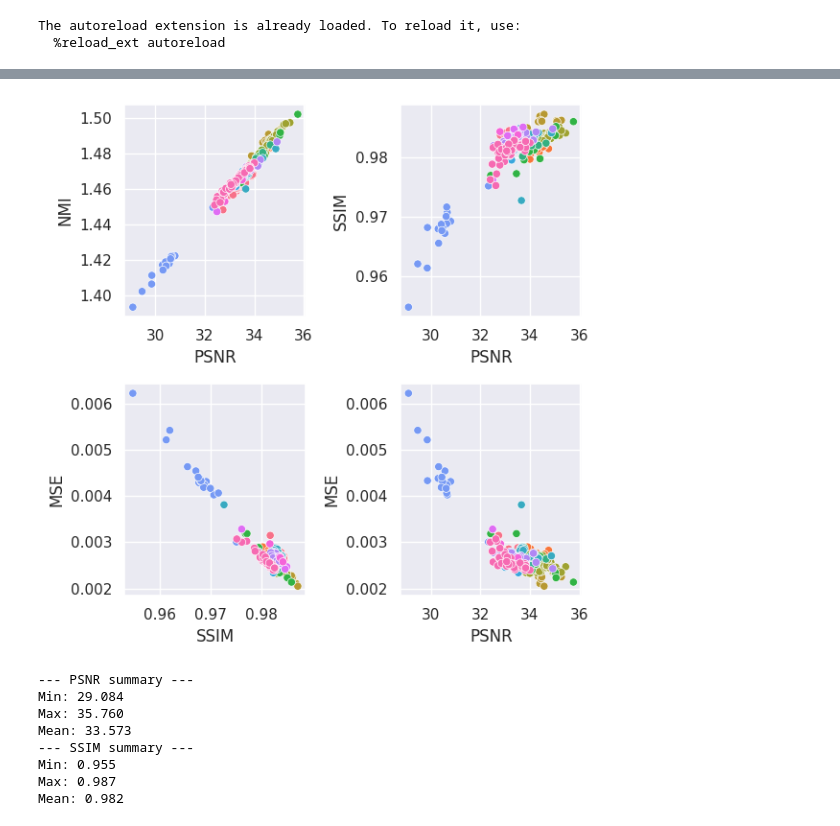
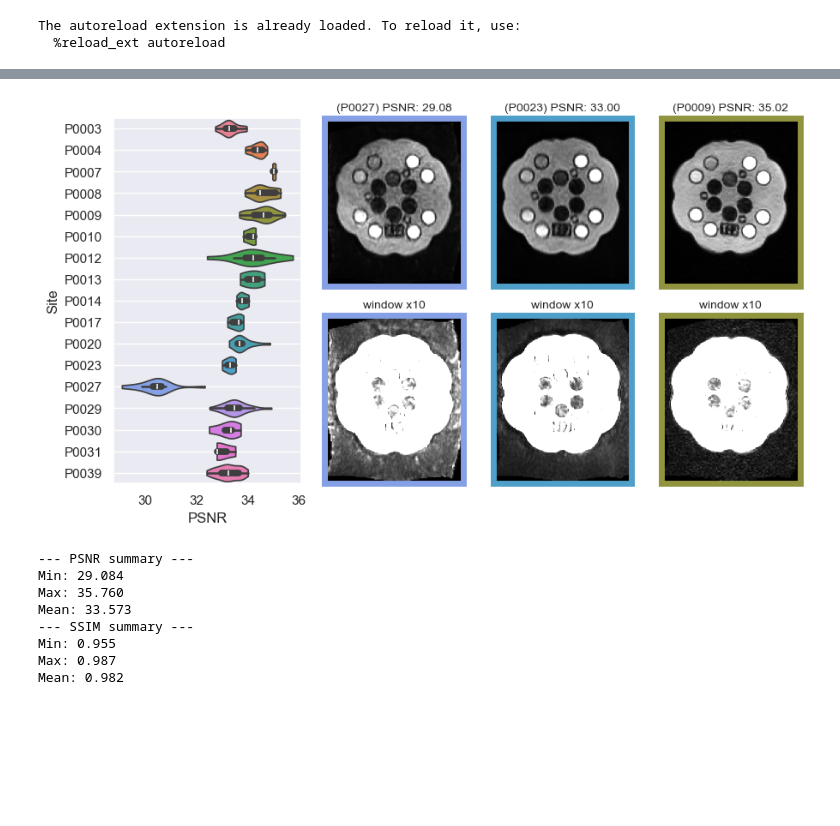
Before and after one commit to UNITY-Physics/unity_qa_paper, a Jupyter notebook: notebooks/PSNR.ipynb, the cells around one changed output, grey strips where cells are left out. Saved outputs shown, nothing was run; the diff lists cells and outputs as text; code cells hidden in the pictures; blank space fills up the shorter version.

```diff
--- a/notebooks/PSNR.ipynb
+++ b/notebooks/PSNR.ipynb
@@ -37,4 +87,5 @@ from stats_help import show_bootstrap, check_model, bootstrap_formula
 # %%
 projdir = '/home/em2876lj/Projects/QA/QA_paper/project'
-subses = pd.read_csv(os.path.join(projdir, 'code', 'slurm', 'all_sessions.txt'), delimiter=' ', names=['Subject', 'Session'])
+projdir = '/Users/emil/Projects/QA/CaliberPaper/lunarc/QA_paper/project'
+# subses = pd.read_csv(os.path.join(projdir, 'code', 'slurm', 'all_sessions.txt'), delimiter=' ', names=['Subject', 'Session'])
 layout = bids.BIDSLayout(root=projdir+'/rawdata', derivatives=projdir+'/derivatives')
@@ -53,8 +91,0 @@ sns.pairplot(df_sub)
-# %%
-fig, axes = plt.subplots(4,1,figsize=(14,10))
-keys = ['PSNR', 'MSE', 'NMI', 'SSIM']
-for i in range(4):
-    ax = axes[np.unravel_index(i, axes.shape)]
-    sns.violinplot(data=df, x='Subject', y=keys[i], hue='Subject',  alpha=1, cut=0, ax=ax)
-
-plt.tight_layout()
@@ -63,8 +91,0 @@ plt.tight_layout()
-# %%
-fig, axes = plt.subplots(4,1,figsize=(14,10))
-keys = ['PSNR', 'MSE', 'NMI', 'SSIM']
-for i in range(4):
-    ax = axes[np.unravel_index(i, axes.shape)]
-    sns.violinplot(data=df, x='SoftwareVersions', y=keys[i], hue='SoftwareVersions',  alpha=1, cut=0, ax=ax)
-
-plt.tight_layout()
@@ -73,12 +92,55 @@ plt.tight_layout()
-# %%
-fig, axes = plt.subplots(2,2,figsize=(6,6))
-sns.scatterplot(data=df, x='PSNR', y='NMI', hue='Subject', legend=None, ax=axes[0,0])
-sns.scatterplot(data=df, x='PSNR', y='SSIM', hue='Subject', legend=None, ax=axes[0,1])
-sns.scatterplot(data=df, x='PSNR', y='MSE', hue='Subject', legend=None, ax=axes[1,1])
-sns.scatterplot(data=df, x='SSIM', y='MSE', hue='Subject', legend=None, ax=axes[1,0])
-plt.tight_layout()
-# %% [output]
-[figure, removed]
+# %%
+# Example images with different PSNR
+my_psnr = [28,30,31,33,34,35]
+my_psnr = [28,33,35]
+id_psnr = []
+for psnr in my_psnr:
+    id_psnr.append((df['PSNR']-psnr).abs().idxmin())
+
+sns.set_theme()
+fig = plt.figure(constrained_layout=True, figsize=(9,5))
+widths = [3.5,3,3,3]
+spec = fig.add_gridspec(ncols=4, nrows=2, width_ratios=widths)
+ax = fig.add_subplot(spec[:,0])
+violin = sns.violinplot(data=df, y='Subject', x='PSNR', hue='Subject',  alpha=1, orient='h', cut=0)
+ax.set_ylabel('Site')
+ax.set_xlabel('PSNR')
+ax.grid()
+
+violin_colors = {}
+for i, artist in enumerate(violin.collections):  # Step by 2 to skip the violin bodies
+    facecolor = artist.get_facecolor().tolist()[0]  # Get the RGBA face color
+    x_label = ax.get_yticklabels()[i].get_text()  # Get the corresponding x-label
+    violin_colors[x_label] = facecolor
+
+for i in range(3):
+    row, col = np.unravel_index(i, [2,3])
+    ax = fig.add_subplot(spec[row, col+1])
+    row = df.loc[id_psnr[i]]
+    img = layout.get(scope='raw', extension='.nii.gz', subject=row.Subject, reconstruction='axi', session=row.Session, run=1)[0].get_image().get_fdata()
+    img /= np.mean(img)
+    ax.imshow(np.rot90(img[:,:,14]), cmap='gray', vmax=6)
+
+    ax.set_title(f'({row.Subject}) PSNR: {row.PSNR:.2f}', size=10)
+    ax.set_xticklabels([]); ax.set_yticklabels([]); ax.grid(None)
+    for spine in ax.spines.values():
+        spine.set_edgecolor(violin_colors[row.Subject])  # Set the color of the frame
+        spine.set_linewidth(5)        # Set the width of the frame
+
+    row, col = np.unravel_index(i+3, [2,3])
+    ax = fig.add_subplot(spec[row, col+1])
+    row = df.loc[id_psnr[i]]
+    ax.imshow(np.rot90(img[:,:,14]), cmap='gray', vmax=0.6)
+
+    ax.set_title(f'window x10', size=10)
+    ax.set_xticklabels([]); ax.set_yticklabels([]); ax.grid(None)
+    for spine in ax.spines.values():
+        spine.set_edgecolor(violin_colors[row.Subject])  # Set the color of the frame
+        spine.set_linewidth(5)        # Set the width of the frame
+
+plt.show()
+# %% [output]
+[figure, added]
 # %%
 # Summary of PSNR
 print(f"--- PSNR summary ---")
```
Also changed, not shown: parts of 34 cells of this notebook.
